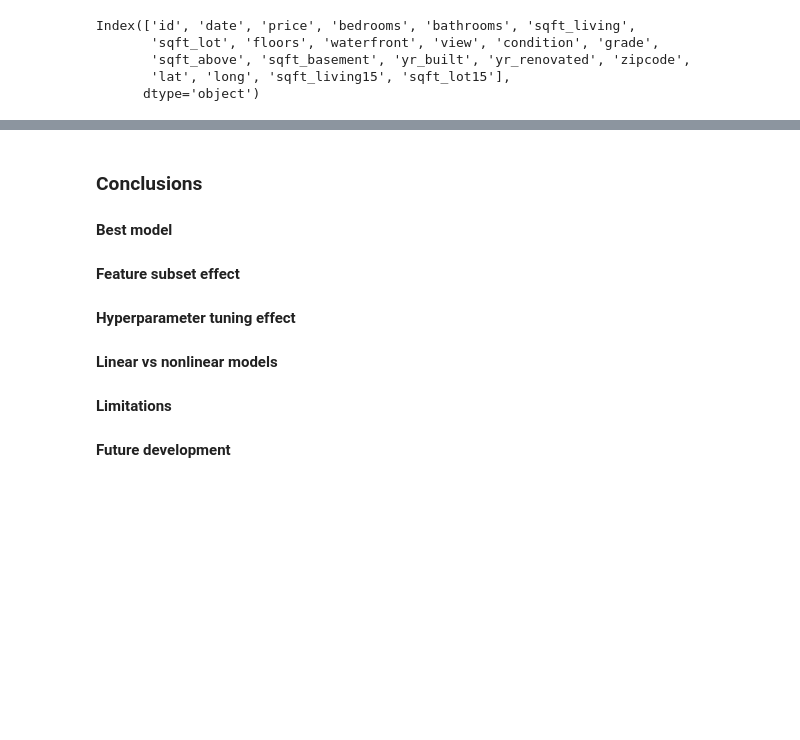
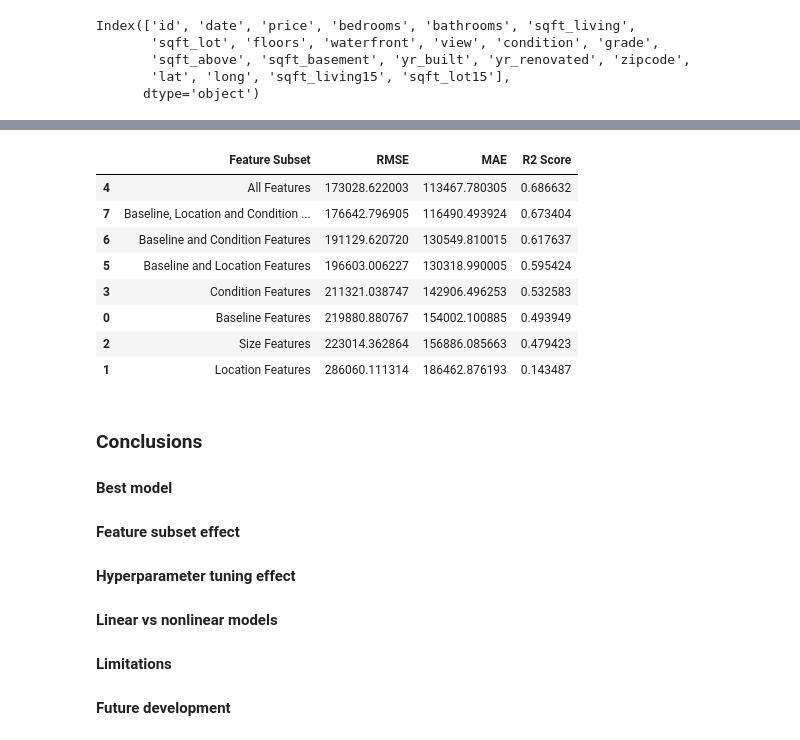
Before and after one commit to anhvuuw/Housing-Price-Prediction-Project, a Jupyter notebook: ENGR_521.ipynb, the cells around one changed output, grey strips where cells are left out. Saved outputs shown, nothing was run; the diff lists cells and outputs as text; code cells hidden in the pictures; blank space fills up the shorter version.

Commit message:
Add Linear Regression for baseline model

```diff
--- a/ENGR_521.ipynb
+++ b/ENGR_521.ipynb
@@ -127,0 +227,67 @@ df_clean.head(20)
+# %%
+from sklearn.model_selection import train_test_split
+from sklearn.linear_model import LinearRegression
+from sklearn.metrics import mean_squared_error, mean_absolute_error, r2_score
+
+# Base Line: Linear Regression
+feature_subsets = {
+    "Baseline Features": baseline_features,
+    "Location Features": location_features,
+    "Size Features": size_features,
+    "Condition Features": condition_features,
+    "All Features": all_features,
+    "Baseline, Location Features": baseline_features + location_features,
+    "Baseline, Condition Features": baseline_features + condition_features,
+    "Baseline, Location, Condition Features": baseline_features + location_features + condition_features,
+}
+
+# Split dataset
+X_train_full, X_test_full, y_train, y_test = train_test_split(
+    X,
+    y,
+    test_size=0.2,
+    random_state=42
+)
+
+# Linear Regression model
+linear_model = LinearRegression()
+linear_results = []
+
+for subset_name, features in feature_subsets.items():
+    selected_features = [f for f in features if f in X.columns]
+
+    X_train = X_train_full[selected_features]
+    X_test = X_test_full[selected_features]
+
+    # Train model
+    linear_model.fit(X_train, y_train)
+
+    # Predict
+    y_pred = linear_model.predict(X_test)
+
+    # Calculate metrics
+    rmse = np.sqrt(mean_squared_error(y_test, y_pred))
+    mae = mean_absolute_error(y_test, y_pred)
+    r2 = r2_score(y_test, y_pred)
+
+    # Save results
+    linear_results.append({
+        "Feature Subset": subset_name,
+        "RMSE": rmse,
+        "MAE": mae,
+        "R2 Score": r2
+    })
+
+linear_results_df = pd.DataFrame(linear_results)
+linear_results_df = linear_results_df.sort_values(by="RMSE")
+display(linear_results_df)
+# %% [output]
+|  | Feature Subset | RMSE | MAE | R2 Score |
+| 4 | All Features | 173028.622003 | 113467.780305 | 0.686632 |
+| 7 | Baseline, Location and Condition ... | 176642.796905 | 116490.493924 | 0.673404 |
+| 6 | Baseline and Condition Features | 191129.620720 | 130549.810015 | 0.617637 |
+| 5 | Baseline and Location Features | 196603.006227 | 130318.990005 | 0.595424 |
+| 3 | Condition Features | 211321.038747 | 142906.496253 | 0.532583 |
+| 0 | Baseline Features | 219880.880767 | 154002.100885 | 0.493949 |
+| 2 | Size Features | 223014.362864 | 156886.085663 | 0.479423 |
+| 1 | Location Features | 286060.111314 | 186462.876193 | 0.143487 |
```
Also changed, not shown: parts of 9 cells of this notebook.
